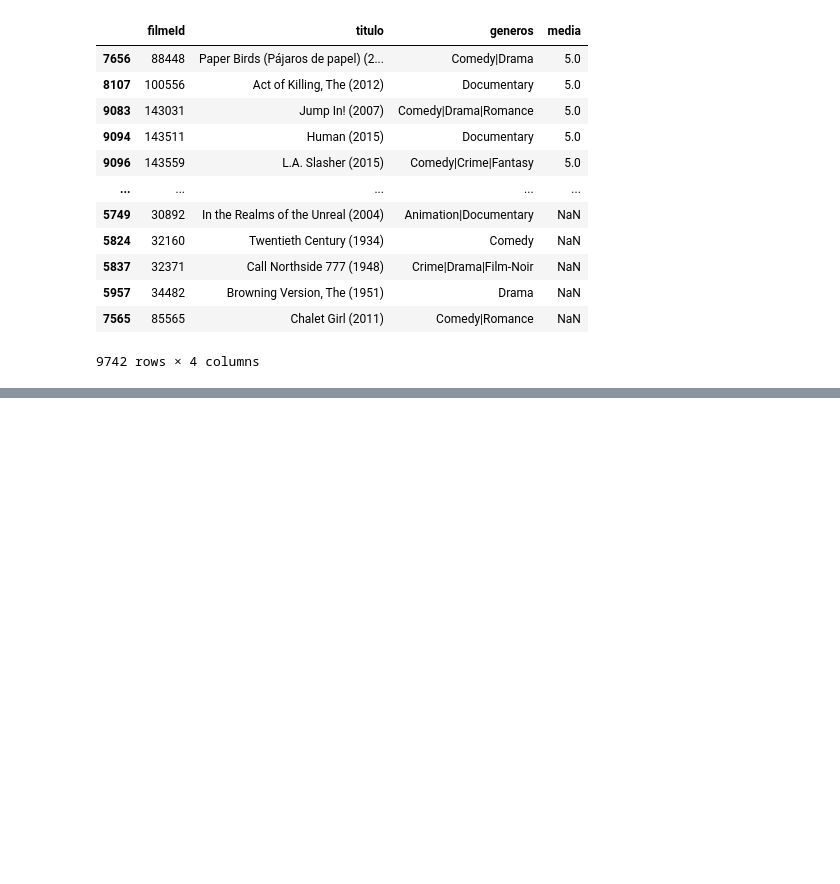
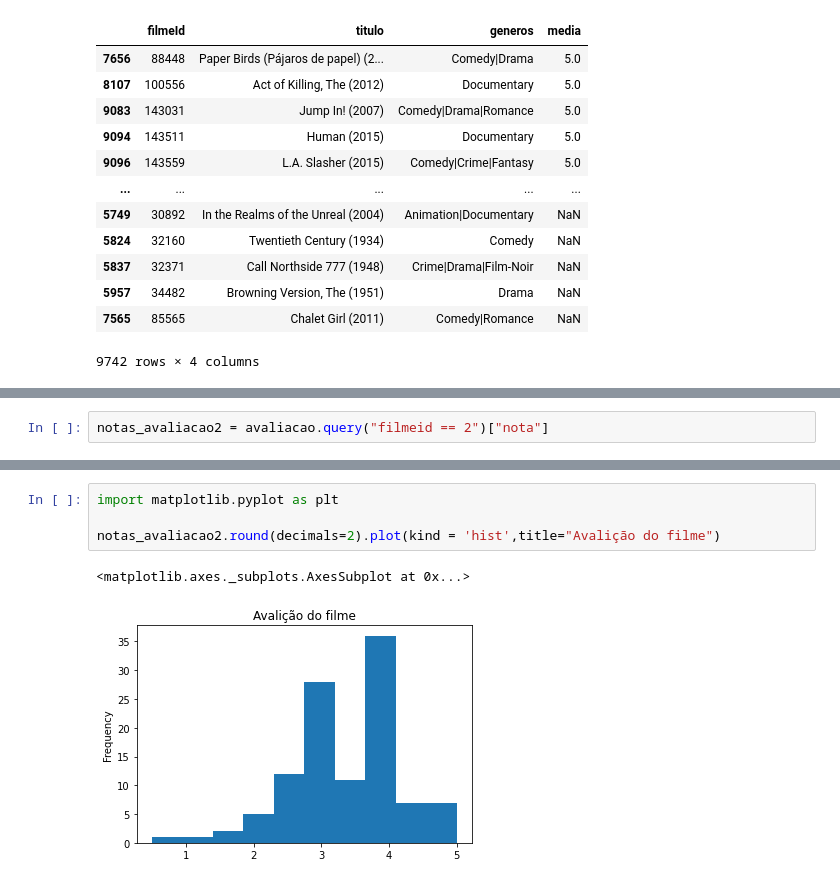
Before and after one commit to lucbueno54/QuarentenaDados, a Jupyter notebook: Untitled0.ipynb, the cells around one changed output, grey strips where cells are left out. Cells and saved outputs as stored; diff of their text form; blank space fills up the shorter version.

```diff
--- a/Untitled0.ipynb
+++ b/Untitled0.ipynb
@@ -198,0 +201,2 @@ filmes_com_media.sort_values("media",ascending= False)
+# %%
+notas_avaliacao2 = avaliacao.query("filmeid == 2")["nota"]
@@ -198,0 +208,7 @@ filmes_com_media.sort_values("media",ascending= False)
+# %%
+import matplotlib.pyplot as plt
+
+notas_avaliacao2.round(decimals=2).plot(kind = 'hist',title="Avalição do filme")
+# %% [output]
+<matplotlib.axes._subplots.AxesSubplot at 0x...>
+[figure, added]
```
Also changed, not shown: parts of 3 cells of this notebook.
